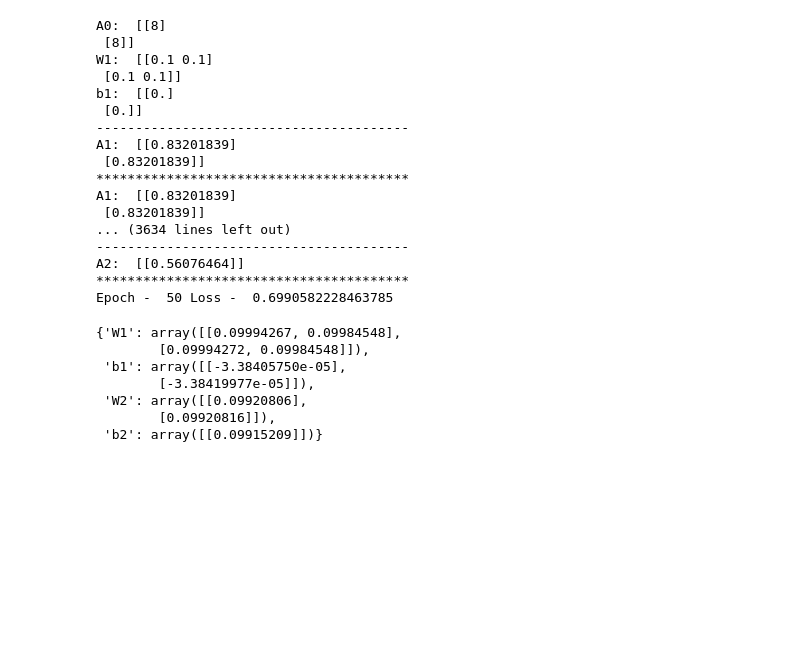
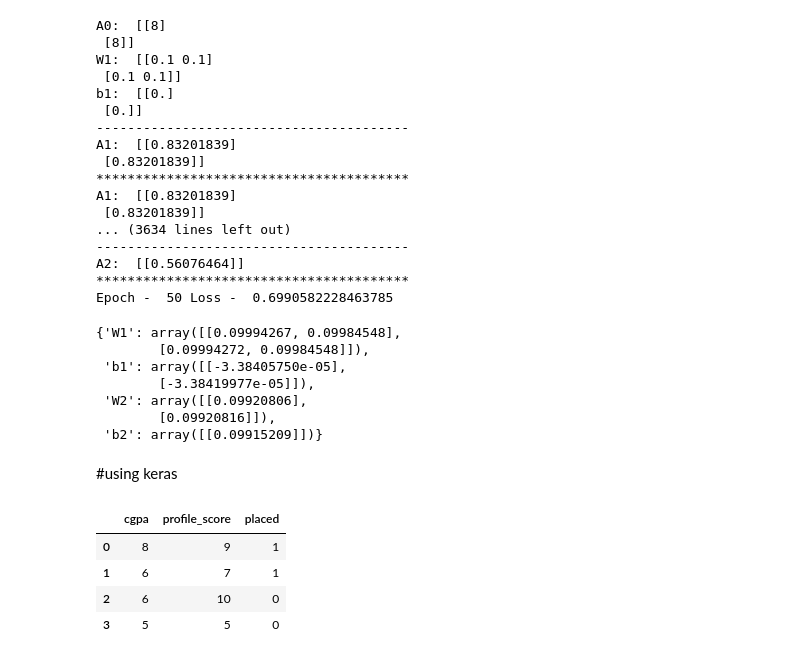
Before and after one commit to Ravravan/DL, a Jupyter notebook: backpropogation_classification.ipynb, the cells around one changed output. Saved outputs shown, nothing was run; the diff lists cells and outputs as text; code cells hidden in the pictures; blank space fills up the shorter version.

```diff
--- a/backpropogation_classification.ipynb
+++ b/backpropogation_classification.ipynb
@@ -287,3 +287,5 @@ Epoch -  50 Loss -  0.6990582228463785
  'W2': array([[0.09920806],
         [0.09920816]]),
  'b2': array([[0.09915209]])}
+# %% [markdown]
+#using keras
@@ -289,0 +295,10 @@ Epoch -  50 Loss -  0.6990582228463785
+# %%
+df = pd.DataFrame([[8,9,1],[6,7,1],[6,10,0],[5,5,0]], columns=['cgpa','profile_score','placed'])
+# %%
+df.head()
+# %% [output]
+|  | cgpa | profile_score | placed |
+| 0 | 8 | 9 | 1 |
+| 1 | 6 | 7 | 1 |
+| 2 | 6 | 10 | 0 |
+| 3 | 5 | 5 | 0 |
```
Also changed, not shown: parts of 8 cells of this notebook.
